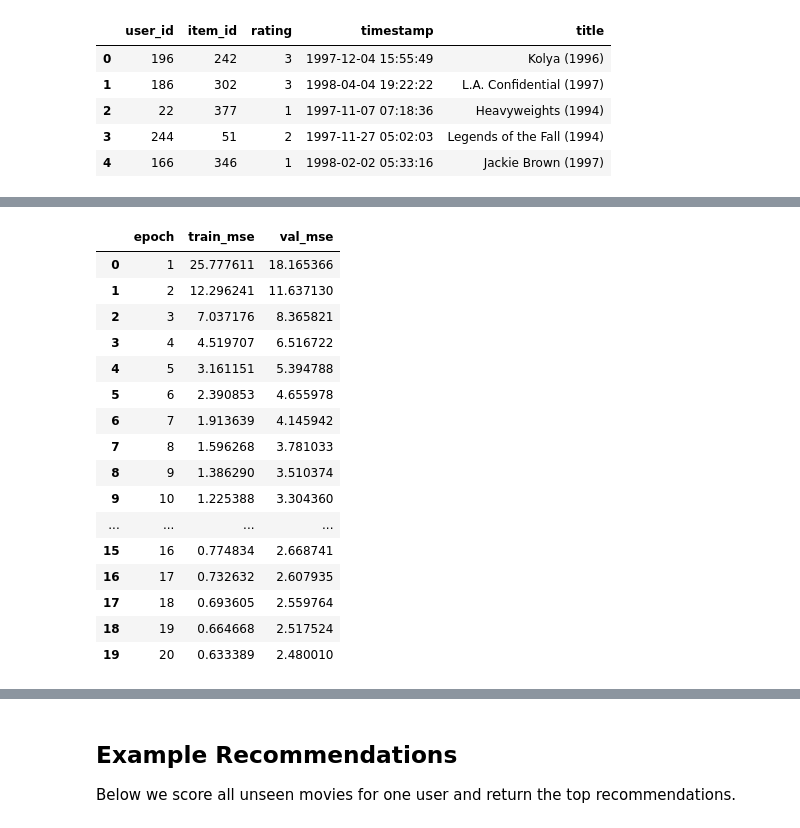
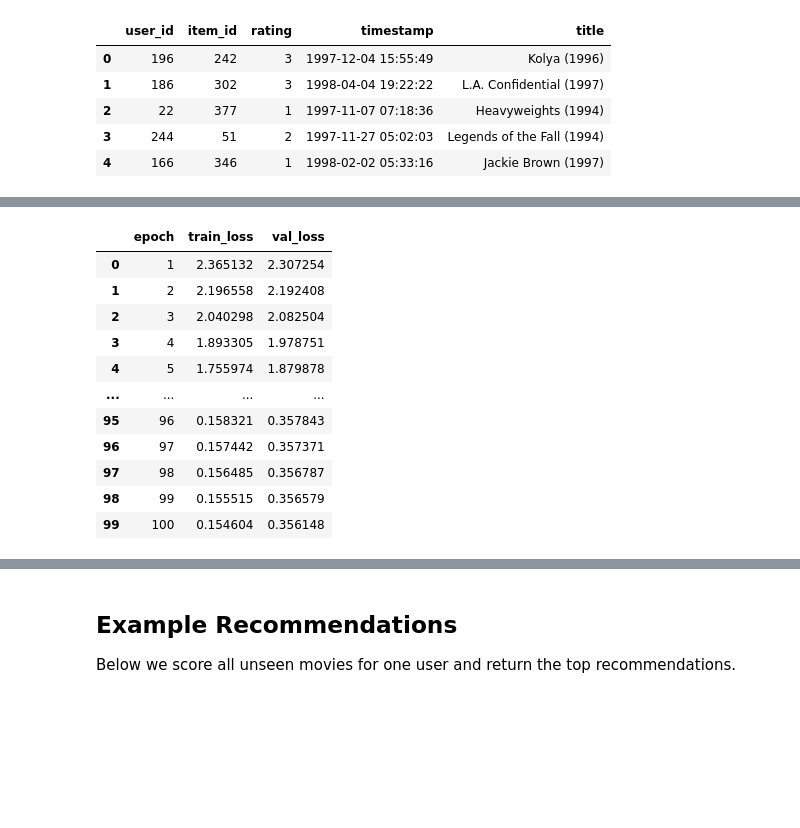
Before and after one commit to Phrey001/ml-casebook, a Jupyter notebook: ml-examples/recommender/demo/pytorch_recommender_demo.ipynb, the cells around one changed output, grey strips where cells are left out. Saved outputs shown, nothing was run; the diff lists cells and outputs as text; code cells hidden in the pictures; blank space fills up the shorter version.

```diff
--- a/ml-examples/recommender/demo/pytorch_recommender_demo.ipynb
+++ b/ml-examples/recommender/demo/pytorch_recommender_demo.ipynb
@@ -125,17 +263,20 @@ class MatrixFactorization(nn.Module):
         super().__init__()
         self.user_embedding = nn.Embedding(n_users, embedding_dim)
         self.item_embedding = nn.Embedding(n_items, embedding_dim)
+        self.user_bias = nn.Embedding(n_users, 1)
+        self.item_bias = nn.Embedding(n_items, 1)
 
     def forward(self, user_idx, item_idx):
         user_vec = self.user_embedding(user_idx)
         item_vec = self.item_embedding(item_idx)
-        scores = (user_vec * item_vec).sum(dim=1)
-        return scores
+        dot_product = (user_vec * item_vec).sum(dim=1)
+        user_bias = self.user_bias(user_idx).squeeze(-1)
+        item_bias = self.item_bias(item_idx).squeeze(-1)
+        return dot_product + user_bias + item_bias
 
 n_users = len(user_ids)
 n_items = len(item_ids)
 embedding_dim = 32
-global_mean = float(train_ratings["rating"].mean())
 model = MatrixFactorization(n_users, n_items, embedding_dim).to(device)
 model
 # %% [output]
@@ -150,86 +336,83 @@ A few epochs are enough here because the notebook is meant to illustrate framewo
 # %%
-centered_train_ratings = train_ratings["rating"] - global_mean
-centered_validation_ratings = validation_ratings["rating"] - global_mean
-
 train_dataset = TensorDataset(
-    torch.tensor(train_ratings["user_idx"].to_numpy(), dtype=torch.long),
-    torch.tensor(train_ratings["item_idx"].to_numpy(), dtype=torch.long),
-    torch.tensor(centered_train_ratings.to_numpy(), dtype=torch.float32),
+    torch.tensor(train_user_idx, dtype=torch.long),
+    torch.tensor(train_item_idx, dtype=torch.long),
+    torch.tensor(train_labels, dtype=torch.float32),
 )
-train_loader = DataLoader(train_dataset, batch_size=1024, shuffle=True)
+train_loader = DataLoader(train_dataset, batch_size=2048, shuffle=True)
 
 validation_dataset = TensorDataset(
-    torch.tensor(validation_ratings["user_idx"].to_numpy(), dtype=torch.long),
-    torch.tensor(validation_ratings["item_idx"].to_numpy(), dtype=torch.long),
-    torch.tensor(centered_validation_ratings.to_numpy(), dtype=torch.float32),
+    torch.tensor(validation_user_idx, dtype=torch.long),
+    torch.tensor(validation_item_idx, dtype=torch.long),
+    torch.tensor(validation_labels, dtype=torch.float32),
 )
-validation_loader = DataLoader(validation_dataset, batch_size=1024, shuffle=False)
+validation_loader = DataLoader(validation_dataset, batch_size=2048, shuffle=False)
 
-optimizer = torch.optim.Adam(model.parameters(), lr=0.01)
-loss_fn = nn.MSELoss()
+optimizer = torch.optim.Adam(model.parameters(), lr=0.001, weight_decay=1e-5)
+loss_fn = nn.BCEWithLogitsLoss()
 history = []
 best_val_loss = float("inf")
 best_state = None
-patience = 2
+patience = 5
 epochs_without_improvement = 0
 
-for epoch in range(20):
+for epoch in range(100):
     model.train()
     epoch_losses = []
-    for user_batch, item_batch, rating_batch in train_loader:
+    for user_batch, item_batch, label_batch in train_loader:
+        # Move the current batch to CPU/GPU before the forward pass.
         user_batch = user_batch.to(device)
         item_batch = item_batch.to(device)
-        rating_batch = rating_batch.to(device)
+        label_batch = label_batch.to(device)
         optimizer.zero_grad()
-        predictions = model(user_batch, item_batch)
-        loss = loss_fn(predictions, rating_batch)
+        logits = model(user_batch, item_batch)
+        loss = loss_fn(logits, label_batch)
         loss.backward()
         optimizer.step()
         epoch_losses.append(float(loss.item()))
 
     model.eval()
     validation_losses = []
+    # Evaluation mode disables training-only behavior such as dropout.
+    # Validation runs without gradient tracking because we are only measuring performance.
     with torch.no_grad():
-        for user_batch, item_batch, rating_batch in validation_loader:
+        for user_batch, item_batch, label_batch in validation_loader:
             user_batch = user_batch.to(device)
             item_batch = item_batch.to(device)
-            rating_batch = rating_batch.to(device)
-            predictions = model(user_batch, item_batch)
-            validation_losses.append(float(loss_fn(predictions, rating_batch).item()))
+            label_batch = label_batch.to(device)
+            logits = model(user_batch, item_batch)
+            validation_losses.append(float(loss_fn(logits, label_batch).item()))
 
-    train_mse = np.mean(epoch_losses)
-    val_mse = np.mean(validation_losses)
-    history.append({"epoch": epoch + 1, "train_mse": train_mse, "val_mse": val_mse})
+    # Aggregate batch losses into one training and validation summary per epoch.
+    train_loss = np.mean(epoch_losses)
+    val_loss = np.mean(validation_losses)
+    history.append({"epoch": epoch + 1, "train_loss": train_loss, "val_loss": val_loss})
 
-    if val_mse < best_val_loss:
-        best_val_loss = val_mse
+    if val_loss < best_val_loss:
+        best_val_loss = val_loss
+        # Save a clean snapshot of the best-performing parameter state for later restore.
         best_state = {key: value.detach().cpu().clone() for key, value in model.state_dict().items()}
         epochs_without_improvement = 0
     else:
         epochs_without_improvement += 1
         if epochs_without_improvement >= patience:
             break
 
 if best_state is not None:
+    # Restore the best validation state before downstream evaluation and recommendation.
     model.load_state_dict(best_state)
-    model.to(device)
 
 pd.DataFrame(history)
 # %% [output]
-|  | epoch | train_mse | val_mse |
-| 0 | 1 | 25.777611 | 18.165366 |
-| 1 | 2 | 12.296241 | 11.637130 |
-| 2 | 3 | 7.037176 | 8.365821 |
-| 3 | 4 | 4.519707 | 6.516722 |
-| 4 | 5 | 3.161151 | 5.394788 |
-| 5 | 6 | 2.390853 | 4.655978 |
-| 6 | 7 | 1.913639 | 4.145942 |
-| 7 | 8 | 1.596268 | 3.781033 |
-| 8 | 9 | 1.386290 | 3.510374 |
-| 9 | 10 | 1.225388 | 3.304360 |
+|  | epoch | train_loss | val_loss |
+| 0 | 1 | 2.365132 | 2.307254 |
+| 1 | 2 | 2.196558 | 2.192408 |
+| 2 | 3 | 2.040298 | 2.082504 |
+| 3 | 4 | 1.893305 | 1.978751 |
+| 4 | 5 | 1.755974 | 1.879878 |
 | ... | ... | ... | ... |
-| 15 | 16 | 0.774834 | 2.668741 |
-| 16 | 17 | 0.732632 | 2.607935 |
-| 17 | 18 | 0.693605 | 2.559764 |
-| 18 | 19 | 0.664668 | 2.517524 |
-| 19 | 20 | 0.633389 | 2.480010 |
+| 95 | 96 | 0.158321 | 0.357843 |
+| 96 | 97 | 0.157442 | 0.357371 |
+| 97 | 98 | 0.156485 | 0.356787 |
+| 98 | 99 | 0.155515 | 0.356579 |
+| 99 | 100 | 0.154604 | 0.356148 |
```
Also changed, not shown: parts of 26 cells of this notebook, 9 other files.
